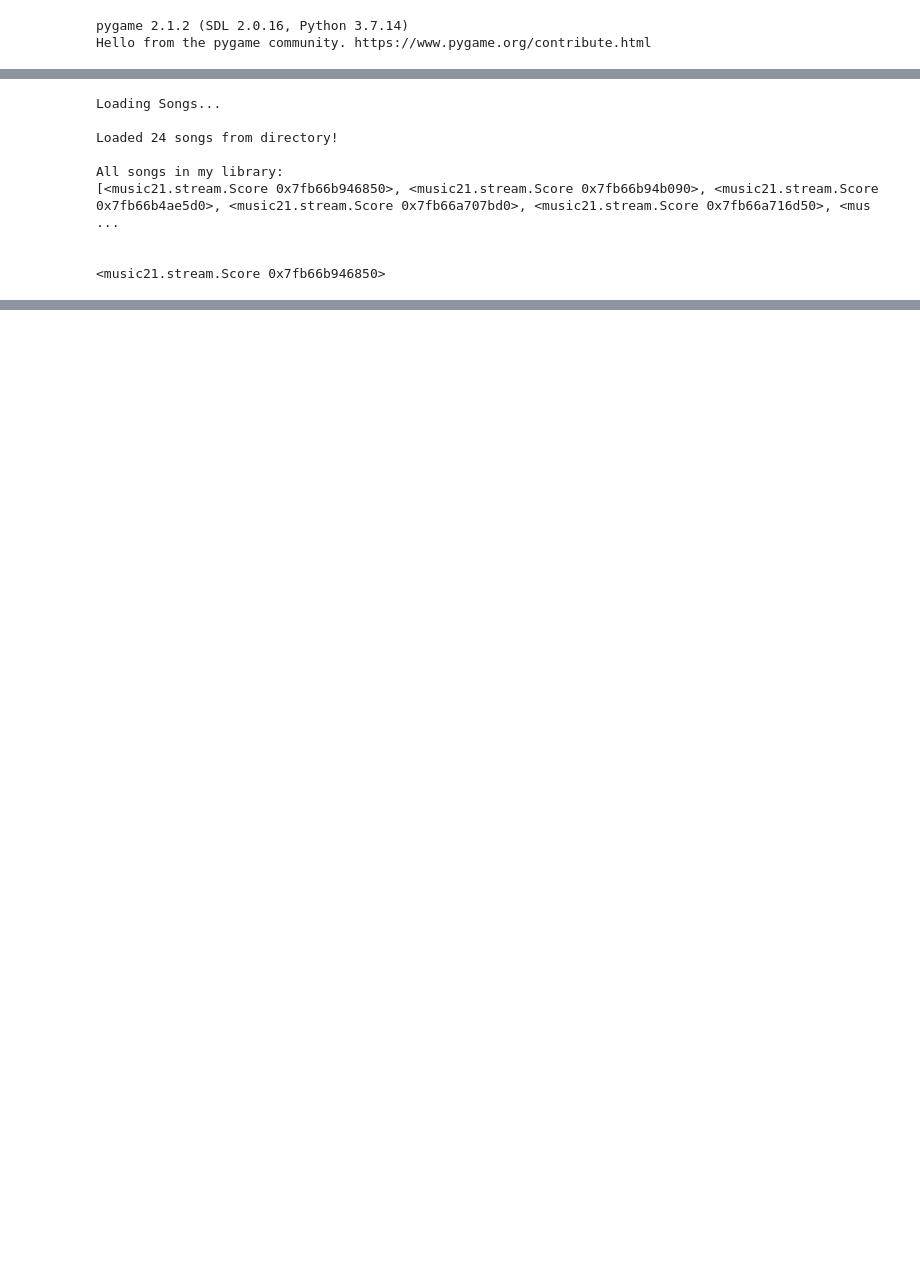
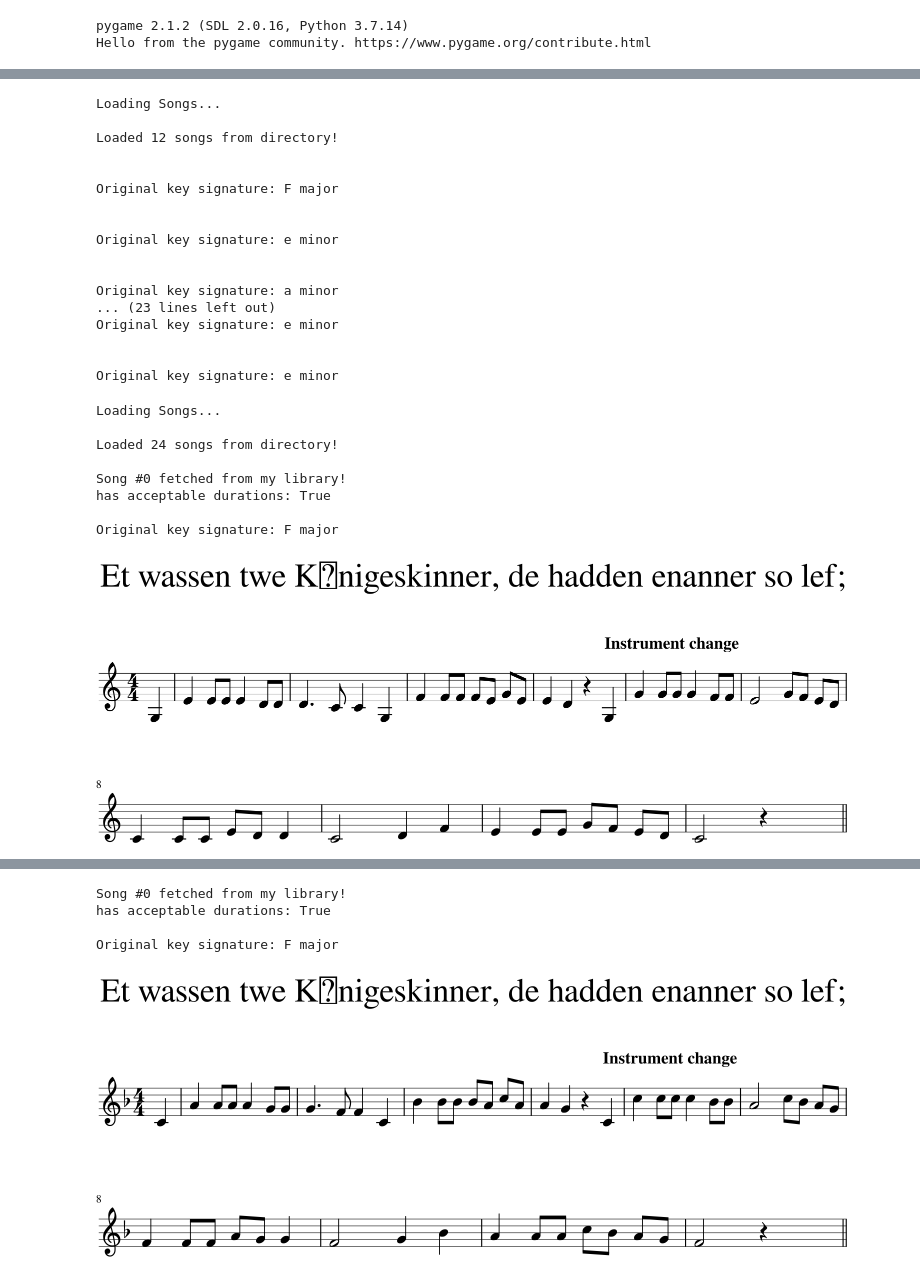
Before and after one commit to AlexPatrie/Student_Need_Navigator_SCRATCH, a Jupyter notebook: V2_ROSE_Composer.ipynb, the cells around one changed output, grey strips where cells are left out. Drawn from its saved outputs; the diff is of its cells as text; code cells hidden in the pictures; blank space fills up the shorter version.

```diff
--- a/V2_ROSE_Composer.ipynb
+++ b/V2_ROSE_Composer.ipynb
@@ -232,11 +166,8 @@ Original key signature: e minor
 '''main job execution block'''
 
 def execute():
-  librarian = ScoreLibrarian()
-  print(f"All songs in my library: \n{librarian.songs}")
-  song1 = librarian.fetch_song(0)
-  print("\n")
-  print(song1)
+  librarian = ScoreLibrarian(KERN_DATASET_PATH, SAVE_DIR)
+  librarian.prepare_encoded_library()
 
 
 if __name__ == "__main__":
@@ -244,16 +175,46 @@ if __name__ == "__main__":
 # %% [output]
 Loading Songs...
 
-Loaded 24 songs from directory!
-
-All songs in my library:
-[<music21.stream.Score 0x7fb66b946850>, <music21.stream.Score 0x7fb66b94b090>, <music21.stream.Score 0x7fb66b4ae5d0>, <music21.stream.Score 0x7fb66a707bd0>, <music21.stream.Score 0x7fb66a716d50>, <mus ...
+Loaded 12 songs from directory!
 
 
-<music21.stream.Score 0x7fb66b946850>
+Original key signature: F major
+
+
+Original key signature: e minor
+
+
+Original key signature: a minor
+... (23 lines left out)
+Original key signature: e minor
+
+
+Original key signature: e minor
 # %%
 #load the songs
 #filter out the songs with non-acceptable durations
 #transpose songs to cmaj/amin
 #encode songs with music time series rep
 #save songs to text file
+# %%
+lib = ScoreLibrarian(KERN_DATASET_PATH, SAVE_DIR)
+
+transposed_encoded_song = lib.fetch_score(song_index=0,
+                                                show_song=True,
+                                                deliver_encoded=True)
+
+
+untransposed_encoded_song = lib.fetch_score(song_index=0,
+                                                  show_song=True,
+                                                  halt_transpostion=True,
+                                                  deliver_encoded=True)
+# %% [output]
+Loading Songs...
+
+Loaded 24 songs from directory!
+
+Song #0 fetched from my library!
+has acceptable durations: True
+
+Original key signature: F major
+[figure, added]
@@ -259,0 +222,5 @@ All songs in my library:
+Song #0 fetched from my library!
+has acceptable durations: True
+
+Original key signature: F major
+[figure, added]
```
Also changed, not shown: parts of 8 cells of this notebook.
